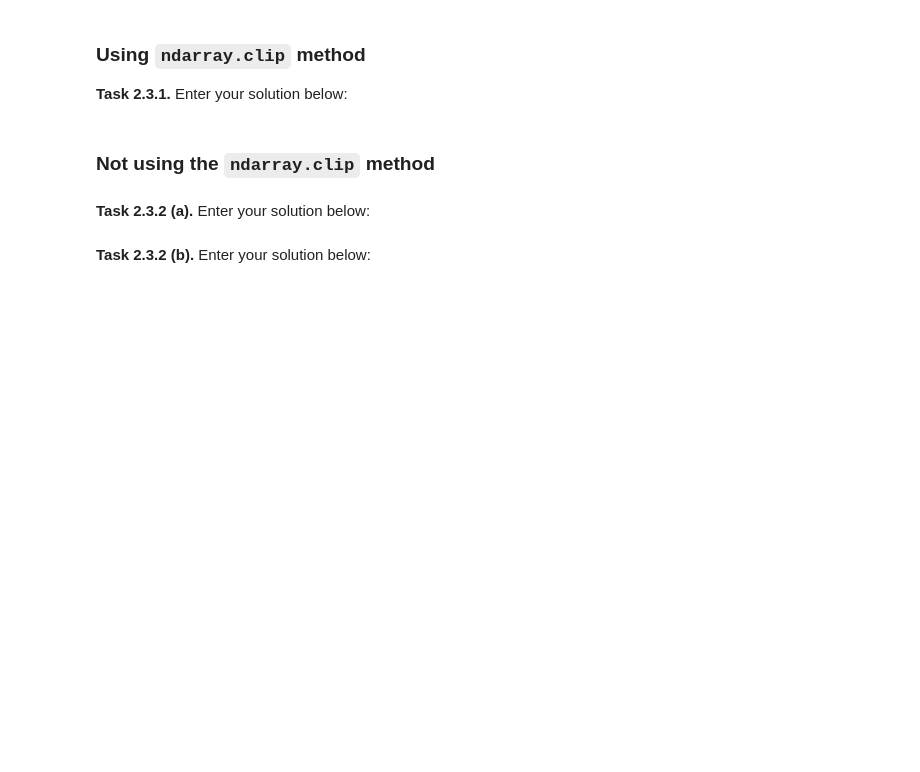
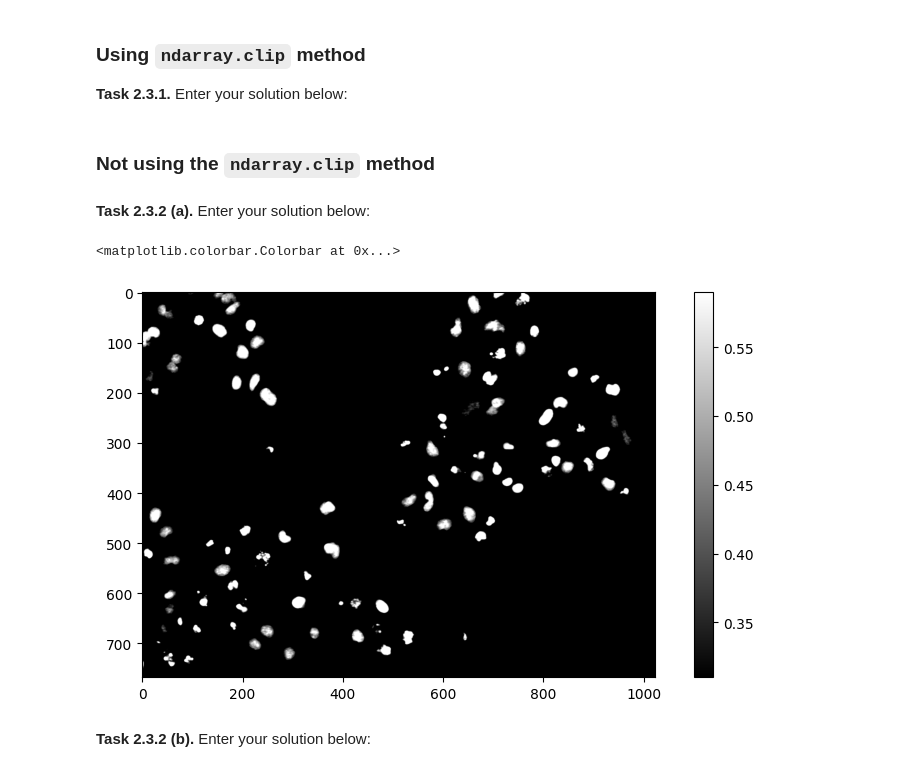
Before and after one commit to alexaweikert/mobi-fs3-python, a Jupyter notebook: task2.ipynb, the cells around one changed output. Saved outputs shown, nothing was run; the diff lists cells and outputs as text; code cells hidden in the pictures; blank space fills up the shorter version.

```diff
--- a/task2.ipynb
+++ b/task2.ipynb
@@ -34,5 +51,19 @@ T2 = 0.59
 ### Not using the `ndarray.clip` method
 # %% [markdown]
 **<a id="#">Task 2.3.2 (a).</a>** Enter your solution below:
+# %%
+copie = np.copy(img)
+for y in range(copie.shape [0]):
+    for x in range(copie.shape[1]):
+        if copie[y,x] < T1:
+            copie[y,x]= T1
+        elif copie[y,x] > T2:
+            copie[y,x]= T2
+
+plt.figure(figsize=(10,5)), plt.imshow(copie, 'gray')
+plt.colorbar()
+# %% [output]
+<matplotlib.colorbar.Colorbar at 0x...>
+[figure, added]
 # %% [markdown]
 **<a id="#">Task 2.3.2 (b).</a>** Enter your solution below:
```
Also changed, not shown: parts of 4 cells of this notebook.
